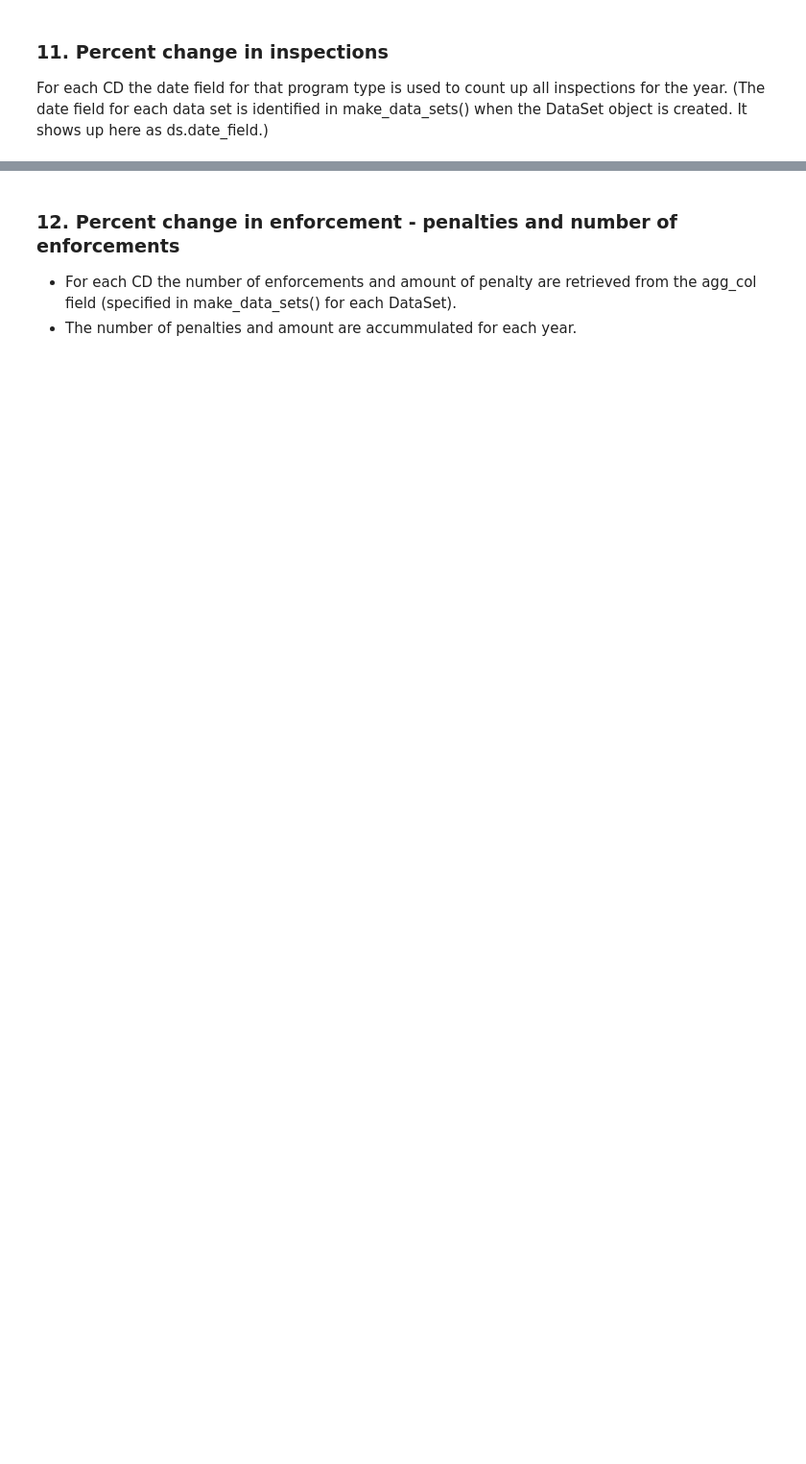
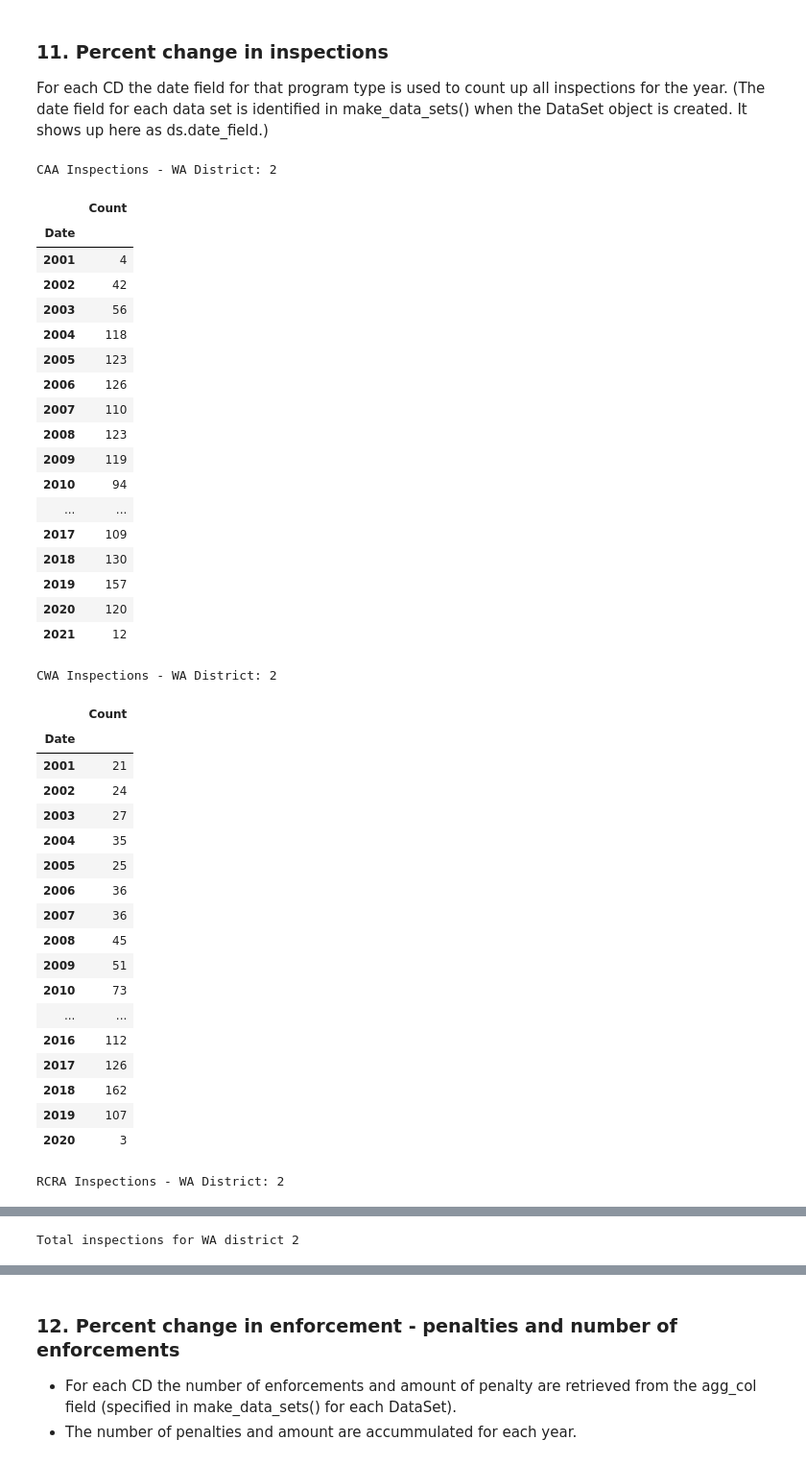
Before and after one commit to skybristol/ECHO-Cross-Program, a Jupyter notebook: AllPrograms.ipynb, the cells around one changed output, grey strips where cells are left out. Shown at 96% size. Drawn from its saved outputs; the diff is of its cells as text; code cells hidden in the pictures; blank space fills up the shorter version.

```diff
--- a/AllPrograms.ipynb
+++ b/AllPrograms.ipynb
@@ -56,9 +60,10 @@ You can put the state/CD pairs into a file, or enter them in this cell.  To use
 If you are not using a file, add your list of state/CD pairs as shown in the state_cds.extend() example.
 # %%
 should_make_charts = False
-read_cds_from_csv = True
+read_cds_from_csv = False
 cds_filename = 'sample_todo.csv'
 state_cds = []
+state_cds.extend([('WA',2)])
 if ( read_cds_from_csv ):
     from csv import reader
     with open( cds_filename, 'r' ) as read_obj:
@@ -350,31 +430,71 @@ def get_inspections( ds, ds_type ):
 
 for state, cd in state_cds:
     if ( cd is None ):
         ds_type = ('State', None, state)
     else:
-        ds_type = ('Congressional District', cd, state)
+        ds_type = ('Congressional District', str(cd), state)
     print( "CAA Inspections - {} District: {}".format( state, cd ))
     df_caa = get_inspections( data_sets["CAA Inspections"], ds_type )
 
     print( "CWA Inspections - {} District: {}".format( state, cd ))
     df_cwa = get_inspections( data_sets["CWA Inspections"], ds_type )
 
     print( "RCRA Inspections - {} District: {}".format( state, cd ))
     df_rcra = get_inspections( data_sets["RCRA Inspections"], ds_type )
 
     df_totals = pd.concat( [df_caa, df_cwa, df_rcra] )
     df_totals = df_totals.groupby( df_totals.index ).agg('sum')
     print( "Total inspections for {} district {}".format( state,cd ))
     display( df_totals )
 
     for file in [{"inspections_All_pg3":df_totals}, {"inspections_CAA_pg3":df_caa},
                  {"inspections_CWA_pg3":df_cwa}, {"inspections_RCRA_pg3":df_rcra}]:
         if ( cd is None ):
             file_type = ds_type
         else:
             file_type = ('Congressional District', state, cd)
         filename = make_filename( list(file.keys())[0], *file_type )
         df = file.values()
         if ( list(df)[0] is not None ):
             list(df)[0].to_csv( filename )
             print( "Wrote {}".format( filename ))
+# %% [output]
+CAA Inspections - WA District: 2
+|  | Count |
+| Date |  |
+| 2001 | 4 |
+| 2002 | 42 |
+| 2003 | 56 |
+| 2004 | 118 |
+| 2005 | 123 |
+| 2006 | 126 |
+| 2007 | 110 |
+| 2008 | 123 |
+| 2009 | 119 |
+| 2010 | 94 |
+| ... | ... |
+| 2017 | 109 |
+| 2018 | 130 |
+| 2019 | 157 |
+| 2020 | 120 |
+| 2021 | 12 |
+CWA Inspections - WA District: 2
+|  | Count |
+| Date |  |
+| 2001 | 21 |
+| 2002 | 24 |
+| 2003 | 27 |
+| 2004 | 35 |
+| 2005 | 25 |
+| 2006 | 36 |
+| 2007 | 36 |
+| 2008 | 45 |
+| 2009 | 51 |
+| 2010 | 73 |
+| ... | ... |
+| 2016 | 112 |
+| 2017 | 126 |
+| 2018 | 162 |
+| 2019 | 107 |
+| 2020 | 3 |
+RCRA Inspections - WA District: 2
@@ -380,0 +519 @@ for state, cd in state_cds:
+Total inspections for WA district 2
```
Also changed, not shown: parts of 19 cells of this notebook.
